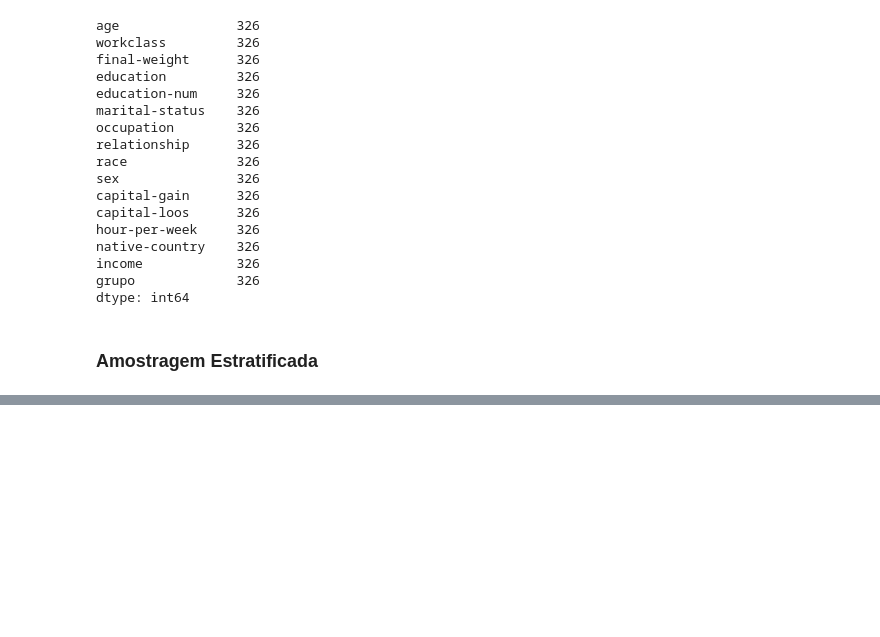
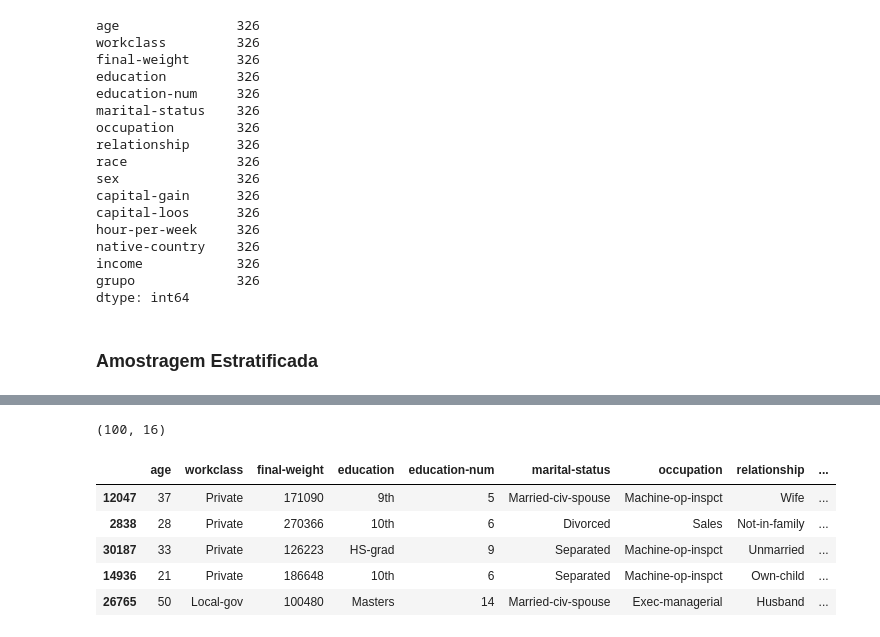
Before and after one commit to Douglaas92/curso_udemy_estatistica, a Jupyter notebook: Udemy - Estatística para Ciência de Dados (Parte I).ipynb, the cells around one changed output, grey strips where cells are left out. Drawn from its saved outputs; the diff is of its cells as text; code cells hidden in the pictures; blank space fills up the shorter version.

```diff
--- a/Udemy - Estatística para Ciência de Dados.ipynb
+++ b/Udemy - Estatística para Ciência de Dados (Parte I).ipynb
@@ -246,0 +319,36 @@ dtype: int64
+# %%
+def amostragem_reservatorio(dataset, amostras):
+    stream = [] #cria uma lista vazia
+    for i in range(len(dataset)): #na sequência cria um range de valores para preenchimento da lista
+        stream.append(i) #o conjunto final fica [0, 1, 2, 3, 4, 5, 6, 7, 8, 9]
+
+    i=0
+    tamanho = len(dataset) #cria uma variável tamanho, com o tamanho total de itens do dataset
+
+    reservatorio = [0] * amostras #cria um conjunto inicial de amostras, por exemplo, 3 amostras, o conjunto seria [0,0,0]
+    for i in range(amostras): #cria um range com o tamanho da amostra para preenchimento dos valores dessa lista
+        reservatorio[i] = stream[i] #há um cruzamento das informações, com base nas listas RESERVATORIO e STREAM
+        #Por exemplo, no item 0 a posição 0 da lista reservatório receberá o valor que consta na posição 0 da lista stream
+
+    while i < tamanho: #loop para verificar se o i é menor que o tamanho do dataset
+        j = random.randrange(i + 1) #no mesmo sentido de cruzamento das informações, o J será um valor randômico entre o valor de i + 1
+        if j < amostras: #a partir do valor randômico gerado, há um if para verificar se esse valor é menor que a amostra
+            reservatorio[j] = stream[i] #há novamente um cruzamento das informações, com base nas listas RESERVATORIO e STREAM, no entanto, agora os parâmetros são J e I
+        i += 1 #há um incremento no valor de i
+
+    return dataset.iloc[reservatorio] #quando o looping encerrar com o tamanho das amostras, a função retorna o dataset, filtrando o índice/index.
+                                      #o filtro é feito com o método iloc e como parâmetro a lista 'reservatorio', para pegar somente as linhas da amostra realizada
+# %%
+df_amostragem_reservatorio = amostragem_reservatorio(dataset, 100)
+df_amostragem_reservatorio.shape
+# %% [output]
+(100, 16)
+# %%
+df_amostragem_reservatorio.head()
+# %% [output]
+|  | age | workclass | final-weight | education | education-num | marital-status | occupation | relationship | ... |
+| 12047 | 37 | Private | 171090 | 9th | 5 | Married-civ-spouse | Machine-op-inspct | Wife | ... |
+| 2838 | 28 | Private | 270366 | 10th | 6 | Divorced | Sales | Not-in-family | ... |
+| 30187 | 33 | Private | 126223 | HS-grad | 9 | Separated | Machine-op-inspct | Unmarried | ... |
+| 14936 | 21 | Private | 186648 | 10th | 6 | Separated | Machine-op-inspct | Own-child | ... |
+| 26765 | 50 | Local-gov | 100480 | Masters | 14 | Married-civ-spouse | Exec-managerial | Husband | ... |
```
Also changed, not shown: parts of 21 cells of this notebook.
